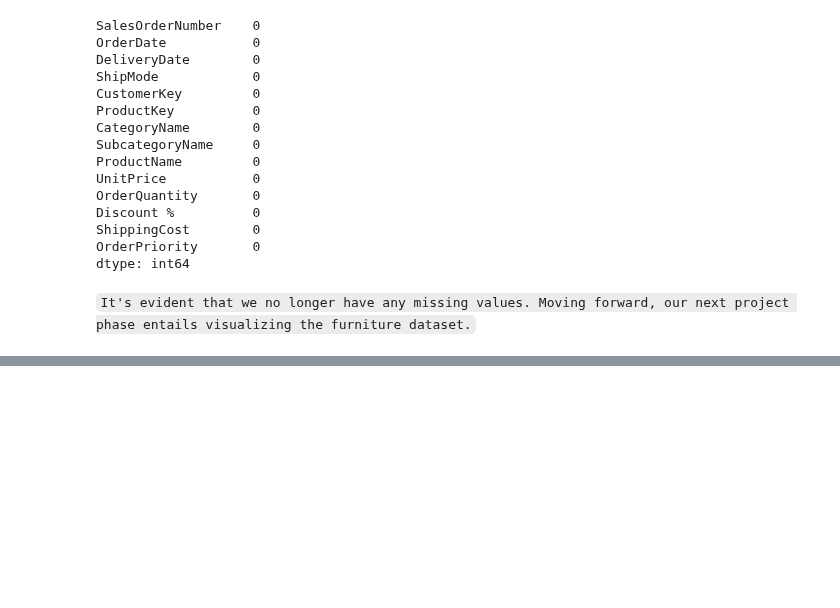
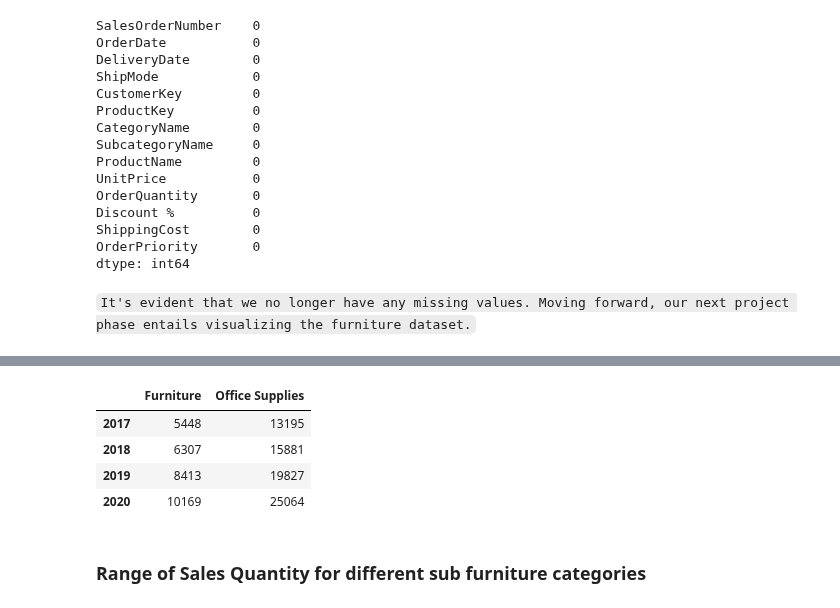
Before and after one commit to SimmiSheetalJain/Uncovering-furniture-sales-insights, a Jupyter notebook: Uncovering-Furniture-Sales-Insights.ipynb, the cells around one changed output, grey strips where cells are left out. Cells and saved outputs as stored; diff of their text form; code cells hidden in the pictures; blank space fills up the shorter version.

```diff
--- a/Uncovering-Furniture-Sales-Insights.ipynb
+++ b/Uncovering-Furniture-Sales-Insights.ipynb
@@ -290,0 +375,22 @@ dtype: int64
+# %%
+import pandas as pd
+
+Category_types = fdf['CategoryName'].unique()
+years = fdf['year'].unique()
+
+yearly_sales_qty = pd.DataFrame(index=years, columns=Category_types)
+
+for cat_type in Category_types:
+    for year in years:
+        total_sales = fdf[(fdf['year'] == year) & (fdf['CategoryName'] == cat_type)]['OrderQuantity'].sum()
+        yearly_sales_qty.loc[year, cat_type] = total_sales
+
+yearly_sales_qty
+# %% [output]
+|  | Furniture | Office Supplies |
+| 2017 | 5448 | 13195 |
+| 2018 | 6307 | 15881 |
+| 2019 | 8413 | 19827 |
+| 2020 | 10169 | 25064 |
+# %% [markdown]
+### Range of Sales Quantity for different sub furniture categories
```
Also changed, not shown: parts of 15 cells of this notebook, 1 other file.
